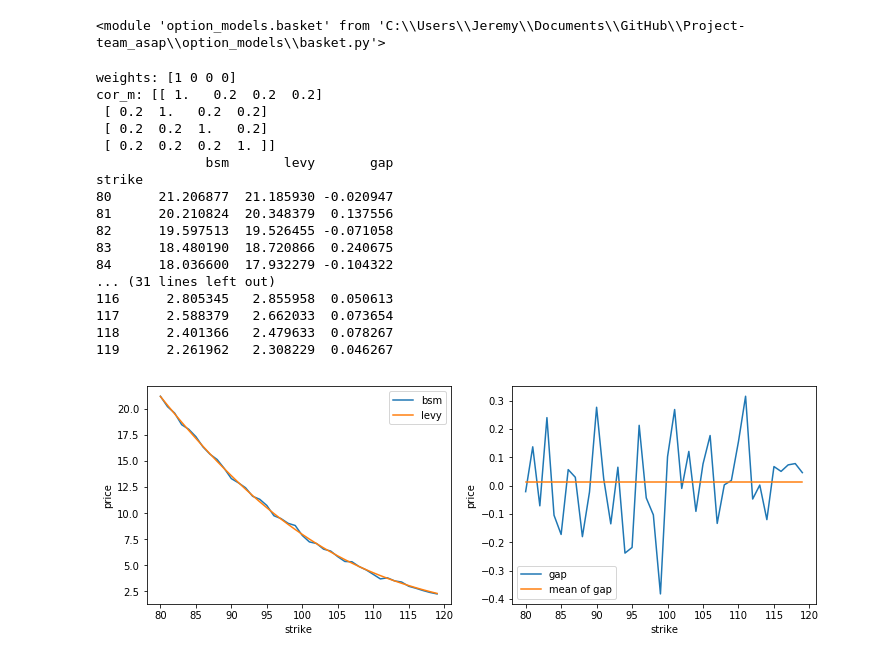
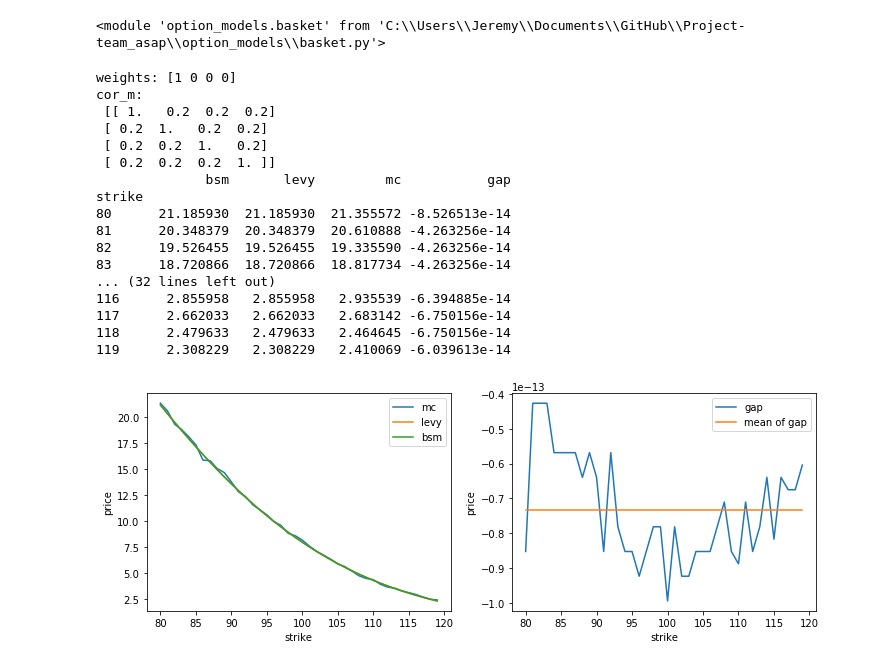
Before and after one commit to Chaney940/Project-team_asap, a Jupyter notebook: TestCode_BasketSpread.ipynb, the cells around one changed output. Cells and saved outputs as stored; diff of their text form; code cells hidden in the pictures.

```diff
--- a/TestCode_BasketSpread.ipynb
+++ b/TestCode_BasketSpread.ipynb
@@ -24,56 +25,59 @@ divr = np.zeros(4)
 intr = 0
 cor_m = 0.8*np.identity(4) + 0.2*np.ones((4,4))
 texp = 1
-print('weights:',weights);print('cor_m:',cor_m)
+print('weights:',weights);print('cor_m: \n',cor_m)
 
 strikeRange = np.arange(80,120,1)
 bsmList=[]
+mcList=[]
 levyList=[]
 
 for strike in strikeRange:
-    bsmList.append(basket.basket_price_mc(strike, spot, vol, weights, texp, cor_m, bsm=True))
+    bsmList.append(bsm.bsm_price(strike, spot[0], vol[0], texp, intr, divr[0], cp_sign=1))
+    mcList.append(basket.basket_price_mc(strike, spot, vol, weights, texp, cor_m, bsm=True))
     levyList.append(basket_Levy.basket_price_Levy(strike, spot, vol, weights, texp, cor_m))
 
-priceFrm=pd.DataFrame({'bsm':bsmList,'levy':levyList},index=strikeRange)
+priceFrm=pd.DataFrame({'mc':mcList,'levy':levyList,'bsm':bsmList},index=strikeRange)
 priceFrm['gap']=priceFrm['levy']-priceFrm['bsm']
 priceFrm.index.name='strike'
 print (priceFrm)
 
 fig=plt.figure(figsize=(12,4))
 ax1=fig.add_subplot(1,2,1)
 ax2=fig.add_subplot(1,2,2)
+ax1.plot(strikeRange,mcList,label='mc')
+ax1.plot(strikeRange,levyList,label='levy')
 ax1.plot(strikeRange,bsmList,label='bsm')
-ax1.plot(strikeRange,levyList,label='levy')
 ax2.plot(strikeRange,priceFrm.gap,label='gap')
 ax2.plot(strikeRange,[np.mean(priceFrm.gap)]*len(strikeRange),label='mean of gap')
 ax1.legend(loc='best')
 ax2.legend(loc='best')
 ax1.set_xlabel('strike')
 ax2.set_xlabel('strike')
 ax1.set_ylabel('price')
 ax2.set_ylabel('price')
 plt.show()
 # write your own normal model pricing here and compare
 # do the similar for BSM model
 # %% [output]
 weights: [1 0 0 0]
-cor_m: [[ 1.   0.2  0.2  0.2]
+cor_m:
+ [[ 1.   0.2  0.2  0.2]
  [ 0.2  1.   0.2  0.2]
  [ 0.2  0.2  1.   0.2]
  [ 0.2  0.2  0.2  1. ]]
-              bsm       levy       gap
+              bsm       levy         mc           gap
 strike
-80      21.206877  21.185930 -0.020947
-81      20.210824  20.348379  0.137556
-82      19.597513  19.526455 -0.071058
-83      18.480190  18.720866  0.240675
-84      18.036600  17.932279 -0.104322
-... (31 lines left out)
-116      2.805345   2.855958  0.050613
-117      2.588379   2.662033  0.073654
-118      2.401366   2.479633  0.078267
-119      2.261962   2.308229  0.046267
+80      21.185930  21.185930  21.355572 -8.526513e-14
+81      20.348379  20.348379  20.610888 -4.263256e-14
+82      19.526455  19.526455  19.335590 -4.263256e-14
+83      18.720866  18.720866  18.817734 -4.263256e-14
+... (32 lines left out)
+116      2.855958   2.855958   2.935539 -6.394885e-14
+117      2.662033   2.662033   2.683142 -6.750156e-14
+118      2.479633   2.479633   2.464645 -6.750156e-14
+119      2.308229   2.308229   2.410069 -6.039613e-14
-[figure, old version]
+[figure, new version]
 # %%
 # A trivial test case 2
 
```
Also changed, not shown: parts of 4 cells of this notebook, 1 other file.
